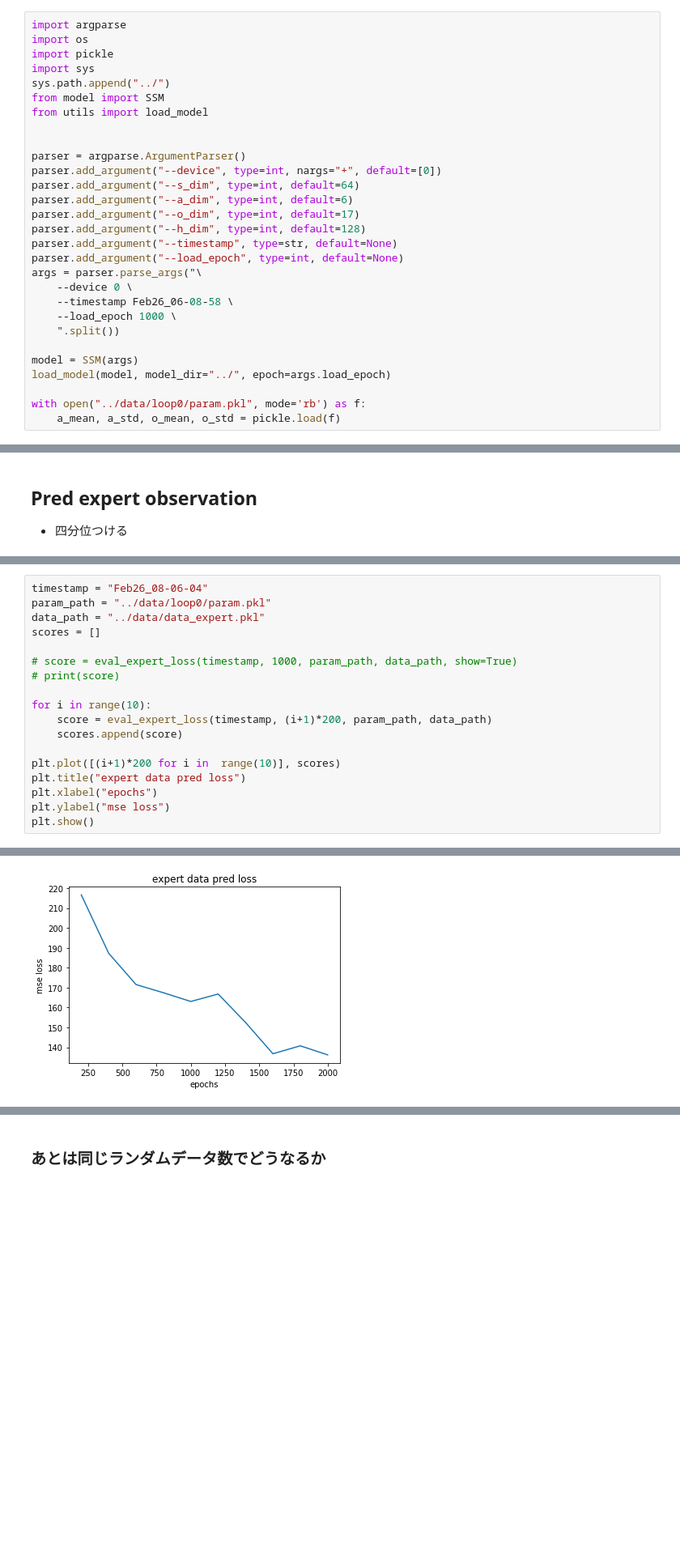
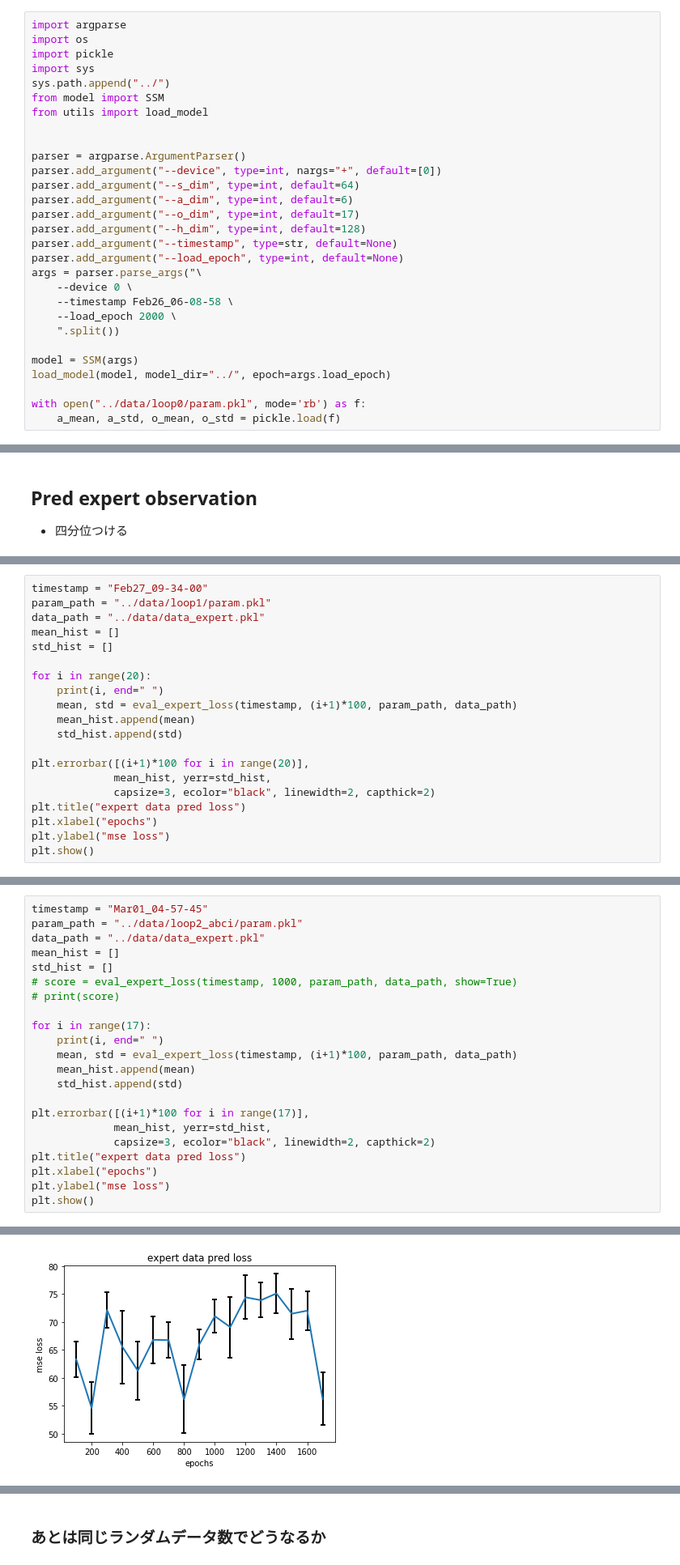
Before and after one commit to naruya/DSSM1d, a Jupyter notebook: eval.ipynb, the cells around one changed output, grey strips where cells are left out. Shown at 81% size. Saved outputs shown, nothing was run; the diff lists cells and outputs as text; blank space fills up the shorter version.

Commit message:
add many eval

```diff
--- a/eval.ipynb
+++ b/eval.ipynb
@@ -49,7 +62,7 @@ parser.add_argument("--load_epoch", type=int, default=None)
 args = parser.parse_args("\
     --device 0 \
     --timestamp Feb26_06-08-58 \
-    --load_epoch 1000 \
+    --load_epoch 2000 \
     ".split())
 
 model = SSM(args)
@@ -213,0 +260,20 @@ def eval_expert_loss(timestamp, load_epoch, param_path, data_path, show=False):
+# %%
+timestamp = "Feb27_09-34-00"
+param_path = "../data/loop1/param.pkl"
+data_path = "../data/data_expert.pkl"
+mean_hist = []
+std_hist = []
+
+for i in range(20):
+    print(i, end=" ")
+    mean, std = eval_expert_loss(timestamp, (i+1)*100, param_path, data_path)
+    mean_hist.append(mean)
+    std_hist.append(std)
+
+plt.errorbar([(i+1)*100 for i in range(20)],
+             mean_hist, yerr=std_hist,
+             capsize=3, ecolor="black", linewidth=2, capthick=2)
+plt.title("expert data pred loss")
+plt.xlabel("epochs")
+plt.ylabel("mse loss")
+plt.show()
@@ -214,17 +284,21 @@ def eval_expert_loss(timestamp, load_epoch, param_path, data_path, show=False):
 # %%
-timestamp = "Feb26_08-06-04"
-param_path = "../data/loop0/param.pkl"
+timestamp = "Mar01_04-57-45"
+param_path = "../data/loop2_abci/param.pkl"
 data_path = "../data/data_expert.pkl"
-scores = []
-
+mean_hist = []
+std_hist = []
 # score = eval_expert_loss(timestamp, 1000, param_path, data_path, show=True)
 # print(score)
 
-for i in range(10):
-    score = eval_expert_loss(timestamp, (i+1)*200, param_path, data_path)
-    scores.append(score)
+for i in range(17):
+    print(i, end=" ")
+    mean, std = eval_expert_loss(timestamp, (i+1)*100, param_path, data_path)
+    mean_hist.append(mean)
+    std_hist.append(std)
 
-plt.plot([(i+1)*200 for i in  range(10)], scores)
+plt.errorbar([(i+1)*100 for i in range(17)],
+             mean_hist, yerr=std_hist,
+             capsize=3, ecolor="black", linewidth=2, capthick=2)
 plt.title("expert data pred loss")
 plt.xlabel("epochs")
 plt.ylabel("mse loss")
@@ -244 +307 @@ simsimsimsimsimsimsimsimsimsimsimsimsimsimsimsimsimsimsimsimsimsimsimsimsimsimsi
-[figure, old version]
+[figure, new version]
```
Also changed, not shown: parts of 20 cells of this notebook.
